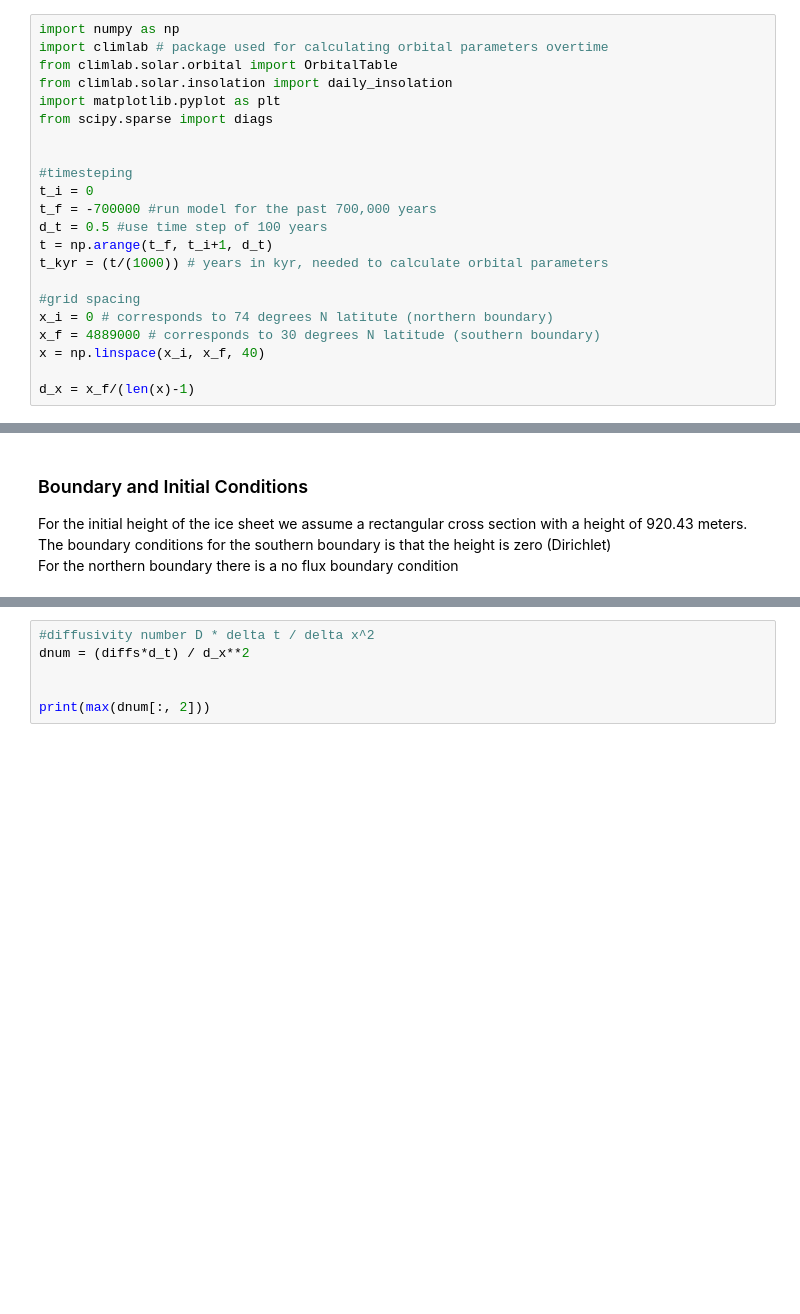
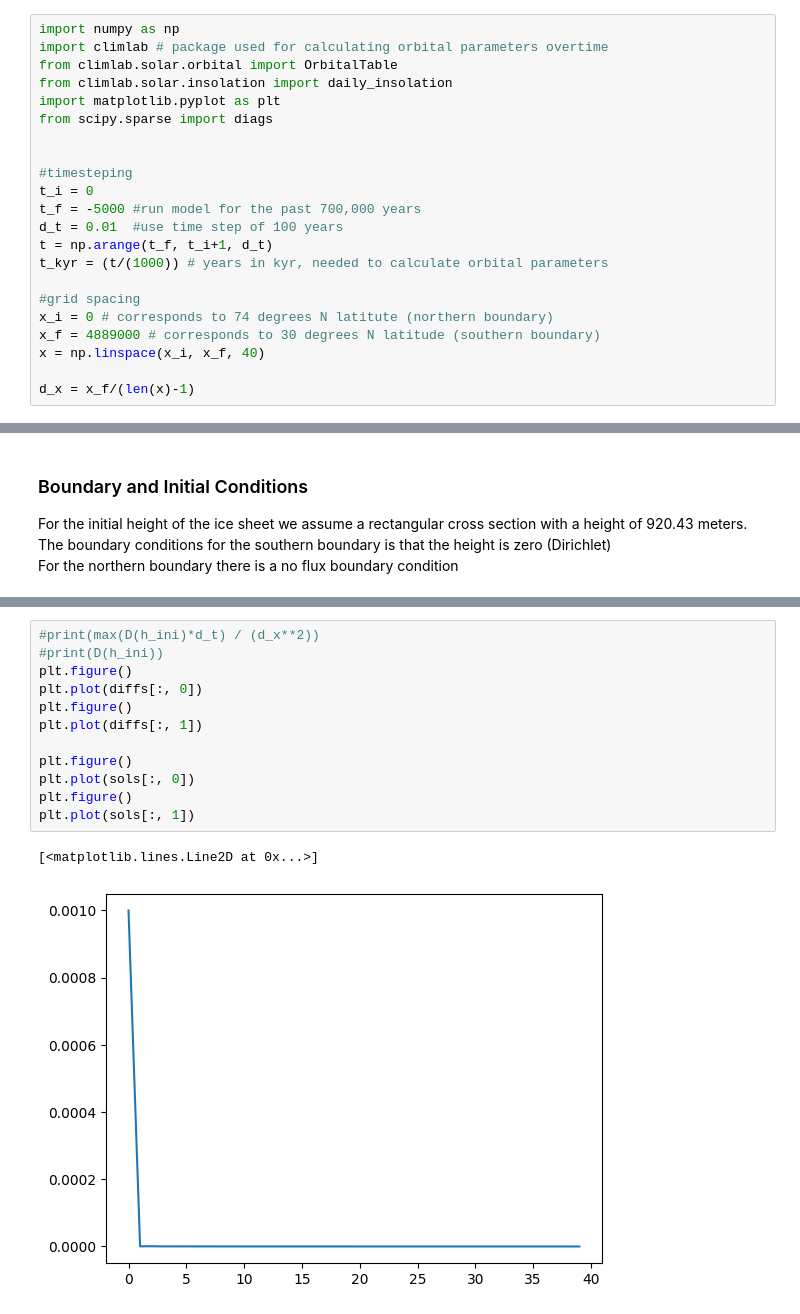
Before and after one commit to amitaanand9/eas-4610-final-project, a Jupyter notebook: my_branch.ipynb, the cells around one changed output, grey strips where cells are left out. Cells and saved outputs as stored; diff of their text form; blank space fills up the shorter version.

```diff
--- a/my_branch.ipynb
+++ b/my_branch.ipynb
@@ -11,8 +11,8 @@ from scipy.sparse import diags
 
 #timesteping
 t_i = 0
-t_f = -700000 #run model for the past 700,000 years
-d_t = 0.5 #use time step of 100 years
+t_f = -5000 #run model for the past 700,000 years
+d_t = 0.01  #use time step of 100 years
 t = np.arange(t_f, t_i+1, d_t)
 t_kyr = (t/(1000)) # years in kyr, needed to calculate orbital parameters
 
@@ -213,6 +209,15 @@ print(max(diffs[:, 1]*d_t) / (d_x**2))
 # %%
-#diffusivity number D * delta t / delta x^2
-dnum = (diffs*d_t) / d_x**2
+#print(max(D(h_ini)*d_t) / (d_x**2))
+#print(D(h_ini))
+plt.figure()
+plt.plot(diffs[:, 0])
+plt.figure()
+plt.plot(diffs[:, 1])
 
-
-print(max(dnum[:, 2]))
+plt.figure()
+plt.plot(sols[:, 0])
+plt.figure()
+plt.plot(sols[:, 1])
+# %% [output]
+[<matplotlib.lines.Line2D at 0x...>]
+[figure, added]
```
Also changed, not shown: parts of 6 cells of this notebook, 1 other file.
